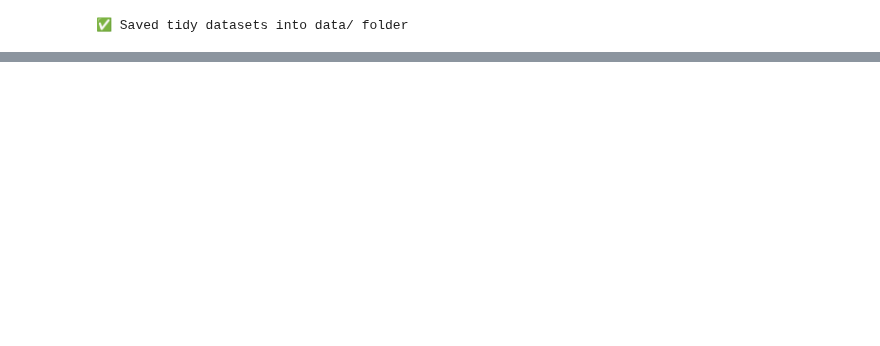
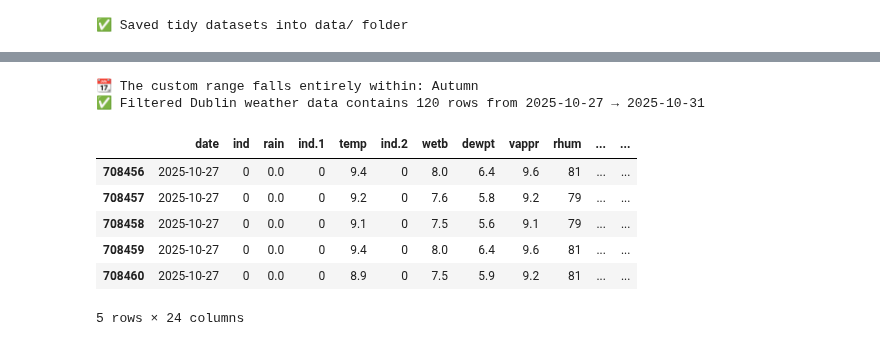
Before and after one commit to ECronin1973/programming-for-data-analytics, a Jupyter notebook: project/flight_reroute_dub.ipynb, the cells around one changed output, grey strips where cells are left out. Drawn from its saved outputs; the diff is of its cells as text; code cells hidden in the pictures; blank space fills up the shorter version.

```diff
--- a/project/flight_reroute_dub.ipynb
+++ b/project/flight_reroute_dub.ipynb
@@ -904,0 +1108,10 @@ print("✅ Saved tidy datasets into data/ folder")
+# %%
+# 🌦️ Step 14 – Define Meteorological Seasons in Ireland for 2025
+
+# --- Generate seasonal boundaries using helper function ---
+seasons_2025 = define_irish_seasons()
+
+# --- Display formatted season ranges ---
+print("📅 Irish Seasons for 2025:")
+for _, row in seasons_2025.iterrows():
+    print(f"  {row['season']}: {row['start'].strftime('%d-%b-%Y %H:%M')} → {row['end'].strftime('%d-%b-%Y %H:%M')}")
@@ -904,0 +1142,45 @@ print("✅ Saved tidy datasets into data/ folder")
+# %%
+# 📆 Step 15 – Define and Validate a Custom Date Range (Dublin Weather)
+
+# --- Define custom date range using helper ---
+custom_start, custom_end = get_custom_range("2025-10-27", "2025-10-31 23:59")
+
+# --- Fallback to default if input is invalid ---
+if custom_start is None or custom_end is None:
+    print("⚠️ Invalid custom range returned by get_custom_range(); falling back to defaults.")
+    custom_start = pd.Timestamp("2025-11-12")
+    custom_end = pd.Timestamp("2025-11-16 23:59")
+
+# --- Check which season the range falls into ---
+matched_season = None
+for _, row in seasons_2025.iterrows():
+    if row["start"] <= custom_start <= row["end"] and row["start"] <= custom_end <= row["end"]:
+        matched_season = row["season"]
+        break
+
+# --- Display season match result ---
+if matched_season:
+    print(f"📆 The custom range falls entirely within: {matched_season}")
+else:
+    print("⚠️ The custom range spans multiple seasons or falls outside defined bounds.")
+
+# --- Prepare filtered weather data for Dublin Airport ---
+# Ensure full datetime column first
+df_weather = prepare_datetime(df_weather, date_col='date', time_col='time')
+
+# Then filter using the validated custom range
+range_df = prepare_weather_data(df_weather)
+range_df = range_df[(range_df['datetime'] >= custom_start) & (range_df['datetime'] <= custom_end)]
+
+print(f"✅ Filtered Dublin weather data contains {len(range_df)} rows from {custom_start.date()} → {custom_end.date()}")
+display(range_df.head())
+# %% [output]
+📆 The custom range falls entirely within: Autumn
+✅ Filtered Dublin weather data contains 120 rows from 2025-10-27 → 2025-10-31
+|  | date | ind | rain | ind.1 | temp | ind.2 | wetb | dewpt | vappr | rhum | ... | ... |
+| 708456 | 2025-10-27 | 0 | 0.0 | 0 | 9.4 | 0 | 8.0 | 6.4 | 9.6 | 81 | ... | ... |
+| 708457 | 2025-10-27 | 0 | 0.0 | 0 | 9.2 | 0 | 7.6 | 5.8 | 9.2 | 79 | ... | ... |
+| 708458 | 2025-10-27 | 0 | 0.0 | 0 | 9.1 | 0 | 7.5 | 5.6 | 9.1 | 79 | ... | ... |
+| 708459 | 2025-10-27 | 0 | 0.0 | 0 | 9.4 | 0 | 8.0 | 6.4 | 9.6 | 81 | ... | ... |
+| 708460 | 2025-10-27 | 0 | 0.0 | 0 | 8.9 | 0 | 7.5 | 5.9 | 9.2 | 81 | ... | ... |
+5 rows × 24 columns
```
Also changed, not shown: parts of 26 cells of this notebook, 3 other files.
